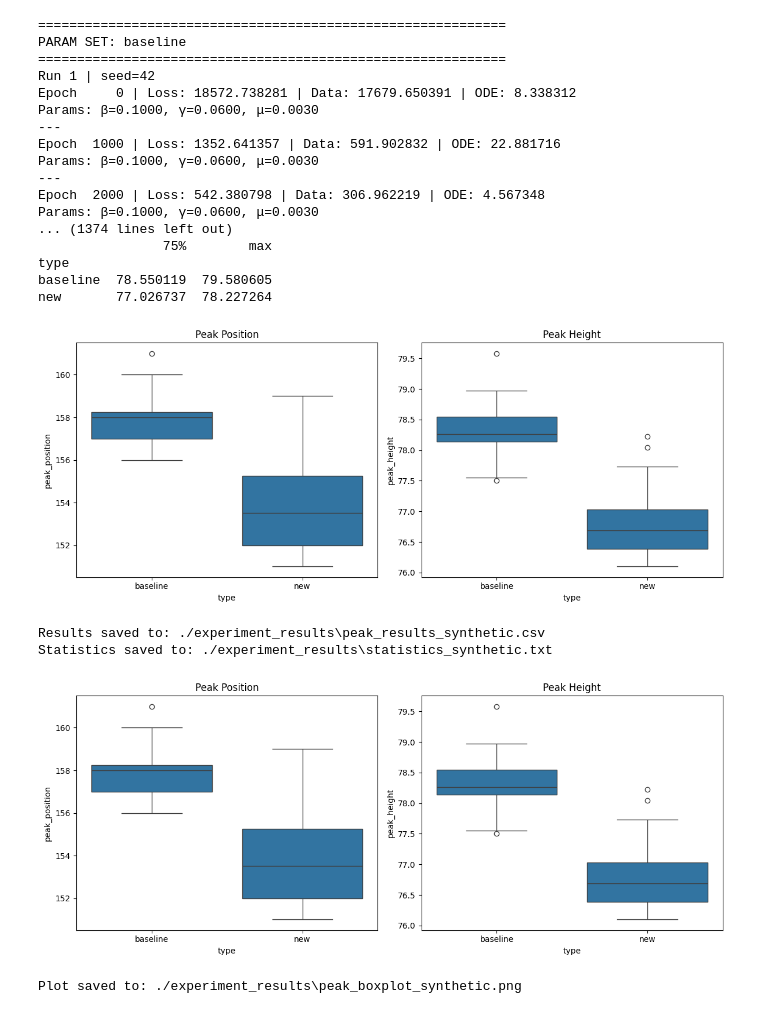
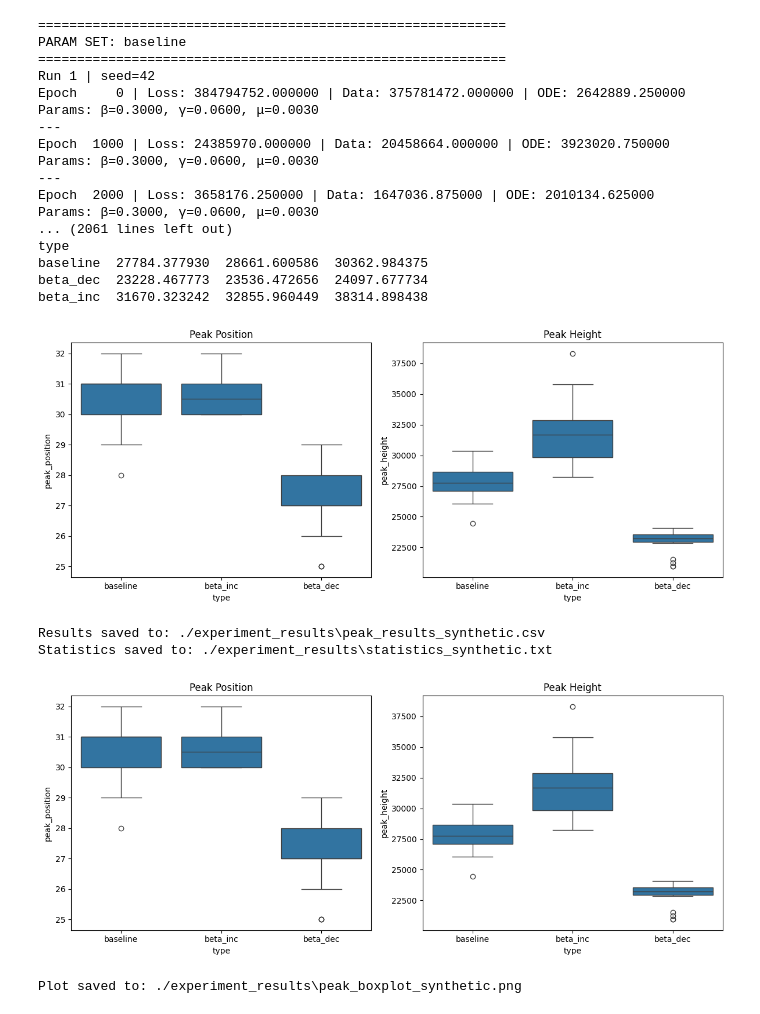
Before and after one commit to blabla9111/PINN_LLM, a Jupyter notebook: NEW_PINN/testing/significance_check_epiparams.ipynb, the cells around one changed output. Drawn from its saved outputs; the diff is of its cells as text; code cells hidden in the pictures.

```diff
--- a/NEW_PINN/testing/significance_check_epiparams.ipynb
+++ b/NEW_PINN/testing/significance_check_epiparams.ipynb
@@ -28,7 +28,7 @@ def set_seed(seed):
 # Данные
 # ============================================
 # covid_cases = pd.read_csv('../real_datasets/covid-19_Kouprianov.csv')
-covid_cases = pd.read_csv('../synthetic_datasets/01_baseline_constant.csv')
+covid_cases = pd.read_csv('../synthetic_datasets/03_beta_baseline_constant.csv')
 
 S = covid_cases['S'].values
 I = covid_cases['I'].values
@@ -37,7 +37,7 @@ R = covid_cases['R'].values
 
 timesteps = np.arange(len(S)).astype(float)
 
-train_size = 150
+train_size = 25
 population = S[0] + I[0] + R[0] + D[0]
 
 
@@ -45,20 +45,27 @@ population = S[0] + I[0] + R[0] + D[0]
 # Параметры
 # ============================================
 baseline_params = {
+    "beta": 0.3,
+    "gamma": 0.06,
+    "mu": 0.003
+}
+
+new_params = {
     "beta": 0.1,
     "gamma": 0.06,
     "mu": 0.003
 }
 
-new_params = {
-    "beta": 0.2,
+new_params_2 = {
+    "beta": 0.5,
     "gamma": 0.06,
     "mu": 0.003
 }
 
 param_sets = {
     "baseline": baseline_params,
-    "new": new_params
+    "beta_inc": new_params_2,
+    "beta_dec": new_params,
 }
 
 
@@ -94,14 +101,22 @@ for label, params in param_sets.items():
             init_params=params,
             device='cuda'
         )
-
-        model.train_model(
-            n_epoch=10_000,
+        if label == '1':
+            model.train_model(
+            n_epoch=10,
             lambda_data=1.0,
             lambda_ode=1.0,
             lambda_ic=0.1,
             lambda_bc=0.1
-        )
+            )
+        else:
+            model.train_model(
+                n_epoch=10_000,
+                lambda_data=1.0,
+                lambda_ode=1.0,
+                lambda_ic=0.1,
+                lambda_bc=0.1
+            )
 
         S_pred, I_pred, R_pred, D_pred = model.predict(timesteps)
 
@@ -199,47 +214,47 @@ print(f"Statistics saved to: {stats_path}")
 # ============================================
 # Boxplot + сохранение
 # ============================================
 
 plt.figure(figsize=(12,5))
 
 plt.subplot(1,2,1)
 sns.boxplot(data=results_df, x="type", y="peak_position")
 plt.title("Peak Position")
 
 plt.subplot(1,2,2)
 sns.boxplot(data=results_df, x="type", y="peak_height")
 plt.title("Peak Height")
 
 plt.tight_layout()
 
 plot_path = os.path.join(output_dir, "peak_boxplot_synthetic.png")
 plt.savefig(plot_path, dpi=300)
 
 plt.show()
 
 print(f"Plot saved to: {plot_path}")
 # %% [output]
 ============================================================
 PARAM SET: baseline
 ============================================================
 Run 1 | seed=42
-Epoch     0 | Loss: 18572.738281 | Data: 17679.650391 | ODE: 8.338312
-Params: β=0.1000, γ=0.0600, μ=0.0030
+Epoch     0 | Loss: 384794752.000000 | Data: 375781472.000000 | ODE: 2642889.250000
+Params: β=0.3000, γ=0.0600, μ=0.0030
 ---
-Epoch  1000 | Loss: 1352.641357 | Data: 591.902832 | ODE: 22.881716
-Params: β=0.1000, γ=0.0600, μ=0.0030
+Epoch  1000 | Loss: 24385970.000000 | Data: 20458664.000000 | ODE: 3923020.750000
+Params: β=0.3000, γ=0.0600, μ=0.0030
 ---
-Epoch  2000 | Loss: 542.380798 | Data: 306.962219 | ODE: 4.567348
-Params: β=0.1000, γ=0.0600, μ=0.0030
-... (1374 lines left out)
-                75%        max
+Epoch  2000 | Loss: 3658176.250000 | Data: 1647036.875000 | ODE: 2010134.625000
+Params: β=0.3000, γ=0.0600, μ=0.0030
+... (2061 lines left out)
 type
-baseline  78.550119  79.580605
-new       77.026737  78.227264
+baseline  27784.377930  28661.600586  30362.984375
+beta_dec  23228.467773  23536.472656  24097.677734
+beta_inc  31670.323242  32855.960449  38314.898438
-[figure, old version]
+[figure, new version]
 Results saved to: ./experiment_results\peak_results_synthetic.csv
 Statistics saved to: ./experiment_results\statistics_synthetic.txt
-[figure, old version]
+[figure, new version]
 Plot saved to: ./experiment_results\peak_boxplot_synthetic.png
 # %%
 import pandas as pd
```
Also changed, not shown: parts of 1 cell of this notebook, 17 other files.
